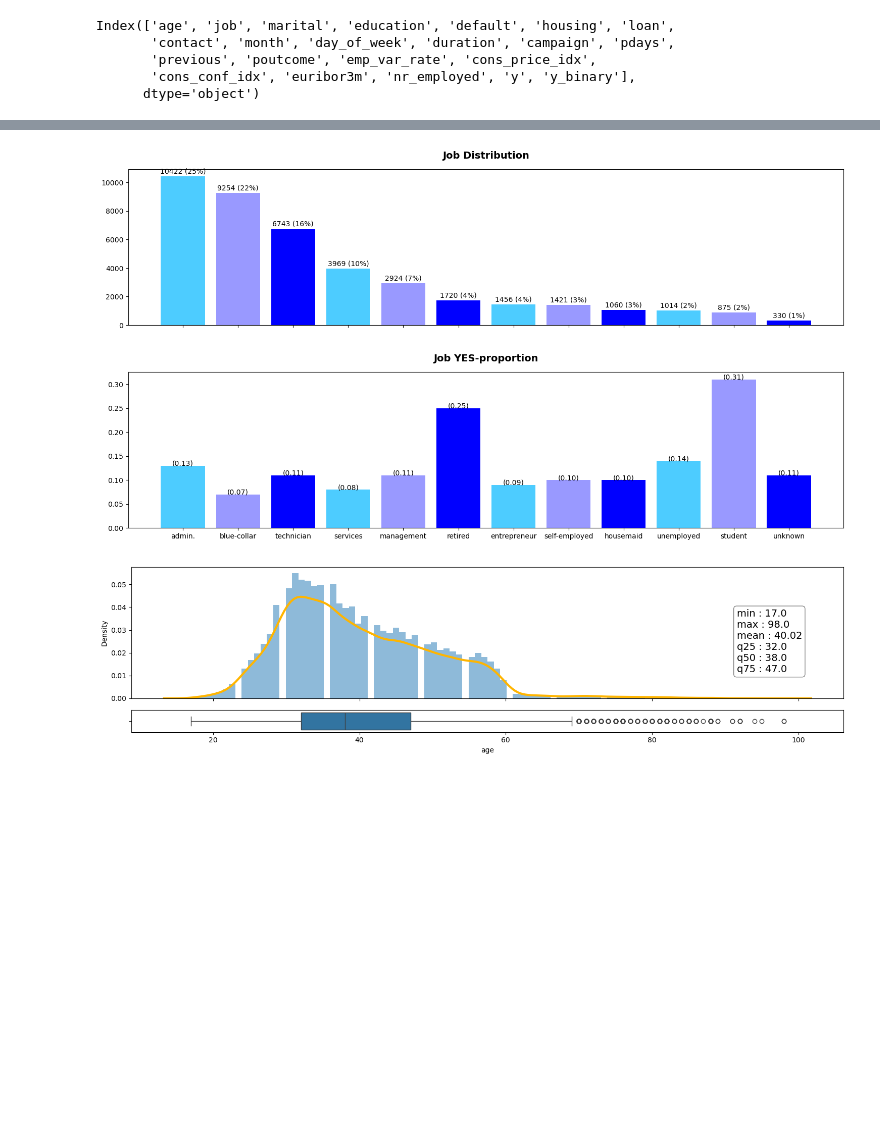
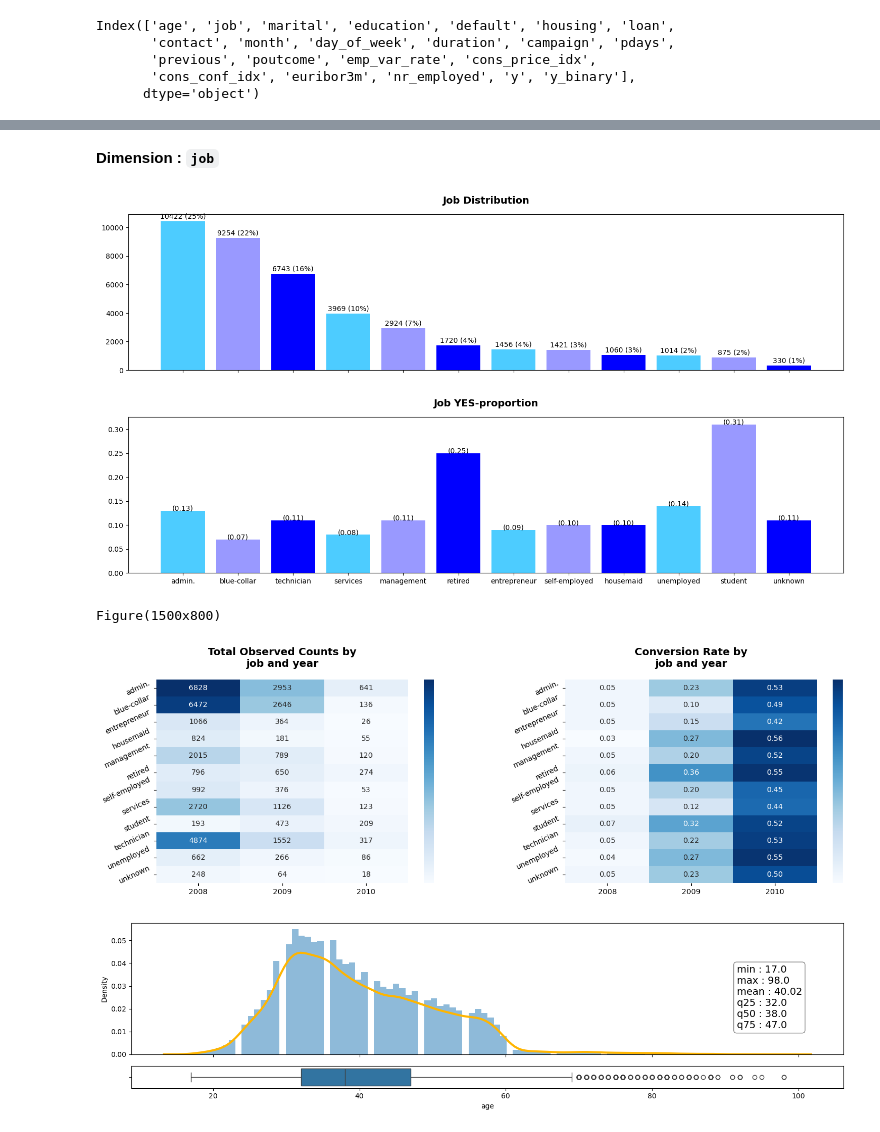
Before and after one commit to annugit1655/Bank-TeleMarketing, a Jupyter notebook: notebooks/bank-client-eda-term-deposit.ipynb, the cells around one changed output, grey strips where cells are left out. Drawn from its saved outputs; the diff is of its cells as text; code cells hidden in the pictures; blank space fills up the shorter version.

```diff
--- a/notebooks/bank-client-eda-term-deposit.ipynb
+++ b/notebooks/bank-client-eda-term-deposit.ipynb
@@ -199,0 +191,4 @@ plt.tight_layout();
+# %%
+# Reorder months as per natural order
+months = ['mar', 'apr', 'may', 'jun', 'jul', 'aug', 'sep', 'oct', 'nov', 'dec']
+tele_df['months_order'] = pd.Categorical(tele_df['month'], categories=months, ordered=True)
@@ -200,3 +212,7 @@ plt.tight_layout();
+# %%
+tele_df['year'] = np.hstack((np.array([2008] * (27690 - 0)),
+           np.array([2009] * (39130 - 27690)),
+           np.array([2010] * (41188 - 39130))))
 # %%
 # Univariate analysis function for categorical variables with bar plots
 def univariate_analysis_categorical_var(df, categorical_var, display_name):
@@ -234,7 +254,49 @@ def univariate_analysis_categorical_var(df, categorical_var, display_name):
+# %%
+# Bivariate Analysis with Heatmaps
+def plot_heatmap_bivariate_analysis(df, var1, var2, y_binary):
+    """Plot heatmap for total observed and yes counts for given variables."""
+    # Total counts
+    total_counts = pd.crosstab(df[var1], df[var2], values=df[y_binary], aggfunc='count')
+    # Yes counts
+    yes_counts = pd.crosstab(df[var1], df[var2], values=df[y_binary], aggfunc='mean').round(2)
+
+    # Plot heatmap
+    fig, ax = plt.subplots(1, 2, figsize=(15, 5))
+    # Total observed heatmap
+    scatter = sns.heatmap(total_counts, annot=True, fmt='d', cmap='Blues', cbar=True, ax=ax[0])
+    colorbar = scatter.collections[0].colorbar
+    colorbar.set_ticks([])
+    ax[0].set_title(f'Total Observed Counts by\n{var1} and {var2}', fontsize=14, fontweight='bold', y=1.04)
+    ax[0].tick_params(axis='y', rotation=25)
+    ax[0].set_ylabel('')
+    ax[0].set_xlabel('')
+
+    # yes counts heamap
+    heat_map = sns.heatmap(yes_counts, annot=True, fmt='.2f', cmap='Blues', cbar=True, ax=ax[1])
+    colorbar = heat_map.collections[0].colorbar
+    colorbar.set_ticks([])
+    ax[1].set_title(f'Conversion Rate by\n{var1} and {var2}', fontsize=14, fontweight='bold', y=1.04)
+    ax[1].tick_params(axis='y', rotation=25)
+    ax[1].set_ylabel('')
+    ax[1].set_xlabel('')
+
+    plt.tight_layout()
+    plt.subplots_adjust(wspace=0.3, hspace=0.3)
+    plt.show()
+
+    return total_counts, yes_counts, fig
+# %% [markdown]
+**Dimension : `job`**
 # %%
-univariate_analysis_categorical_var(tele_df, 'job', 'Job')
+total_counts, fig = univariate_analysis_categorical_var(tele_df, 'job', 'Job')
+print(fig)
 # %% [output]
 [figure]
+Figure(1500x800)
+# %%
+total_df, yes_df, fig = plot_heatmap_bivariate_analysis(tele_df, 'job', 'year', 'y_binary')
+# %% [output]
+[figure, added]
 # %%
 fig, ax = plt.subplots(2, 1, sharex=True, figsize=(15, 4), gridspec_kw={'height_ratios':[3, 0.5]})
 sns.histplot(client_df['age'], stat='density', kde=True, lw=0, ax=ax[0]);
```
Also changed, not shown: parts of 6 cells of this notebook.
